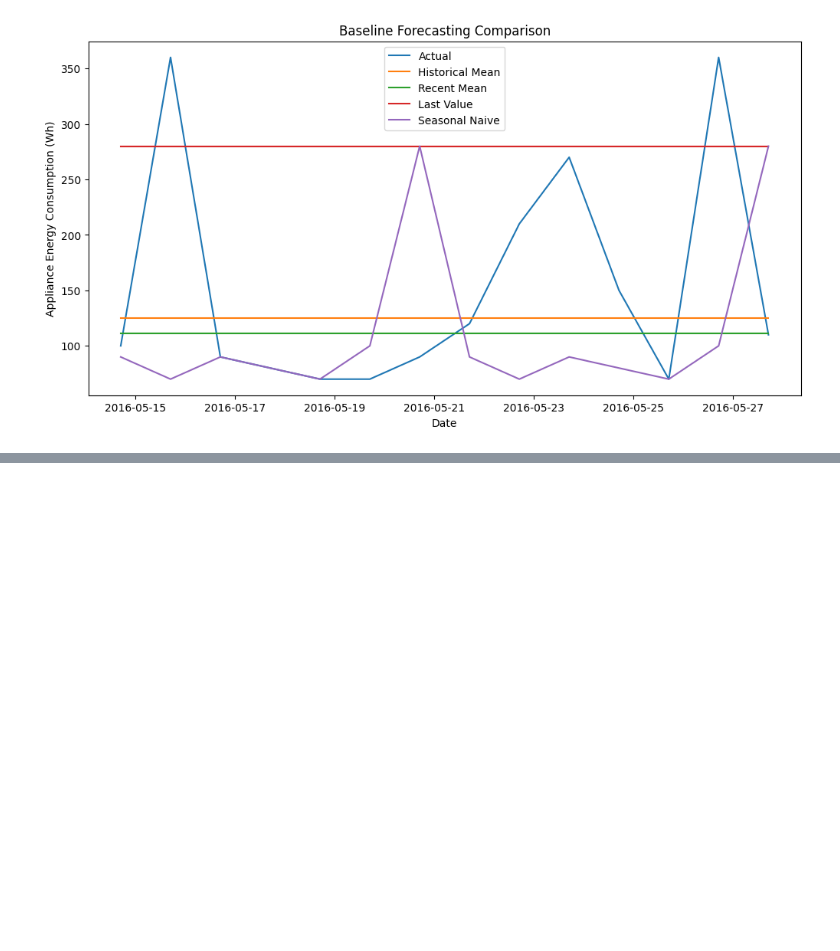
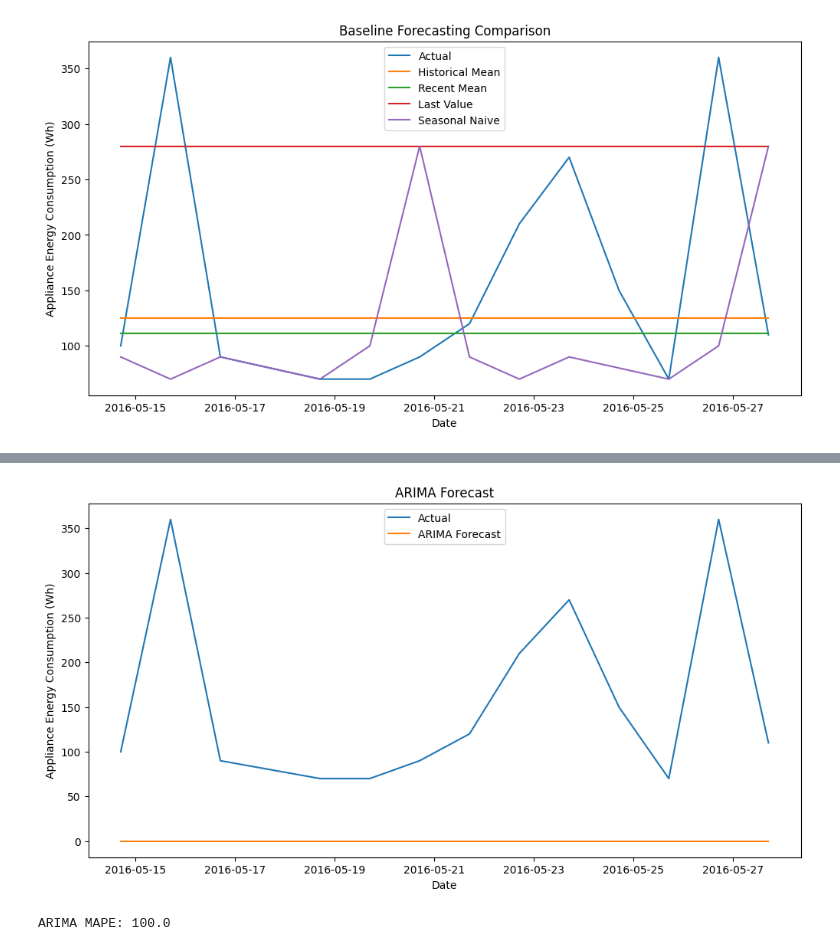
Before and after one commit to pericles-1995/CA1-2026193, a Jupyter notebook: CA2 ML.ipynb, the cells around one changed output, grey strips where cells are left out. Drawn from its saved outputs; the diff is of its cells as text; code cells hidden in the pictures; blank space fills up the shorter version.

```diff
--- a/CA2 ML.ipynb
+++ b/CA2 ML.ipynb
@@ -758,0 +789,9 @@ plt.show()
+# %%
+best_model = min(aicVal, key=lambda x: x[3])
+
+print(f"Minimum AIC value: {best_model[3]:.2f}")
+
+print(
+    f"Best model: ARIMA({best_model[0]}, "
+    f"{best_model[1]}, {best_model[2]})"
+)
@@ -758,0 +801,9 @@ plt.show()
+# %%
+arima_obj = ARIMA(
+    train,
+    order=(best_model[0], best_model[1], best_model[2])
+)
+
+arima_result = arima_obj.fit()
+
+print(arima_result.summary())
@@ -758,0 +828,6 @@ plt.show()
+# %%
+arima_forecast = arima_result.forecast(
+    steps=len(test)
+)
+
+print(arima_forecast)
@@ -758,0 +850,27 @@ plt.show()
+# %%
+plt.figure(figsize=(12, 6))
+
+plt.plot(test.index, test, label='Actual')
+
+plt.plot(test.index, arima_forecast, label='ARIMA Forecast')
+
+plt.title('ARIMA Forecast')
+
+plt.xlabel('Date')
+
+plt.ylabel('Appliance Energy Consumption (Wh)')
+
+plt.legend()
+
+plt.show()
+# %% [output]
+[figure, added]
+# %%
+mape_arima = mape(
+    test.values,
+    arima_forecast.values
+)
+
+print("ARIMA MAPE:", mape_arima)
+# %% [output]
+ARIMA MAPE: 100.0
```
Also changed, not shown: parts of 17 cells of this notebook.
